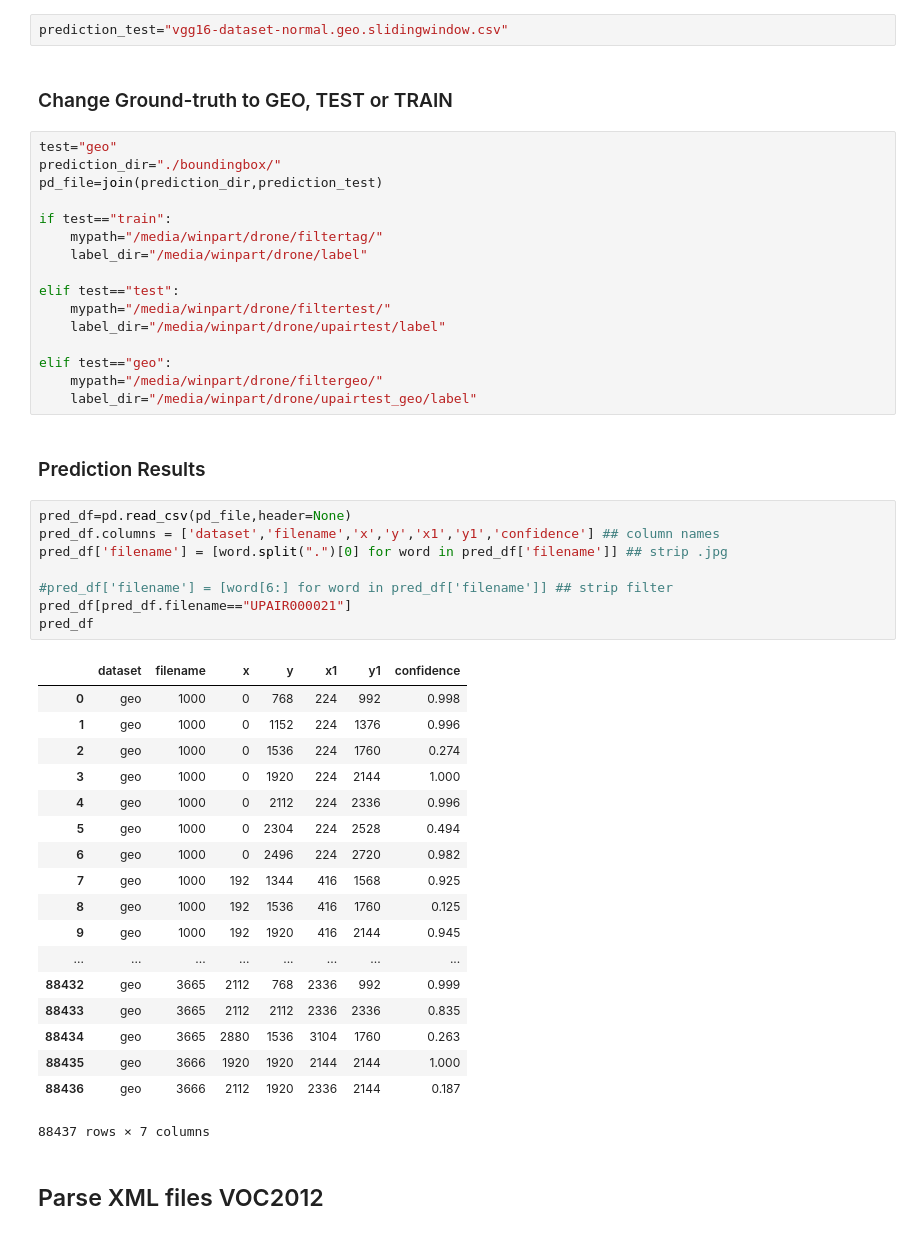
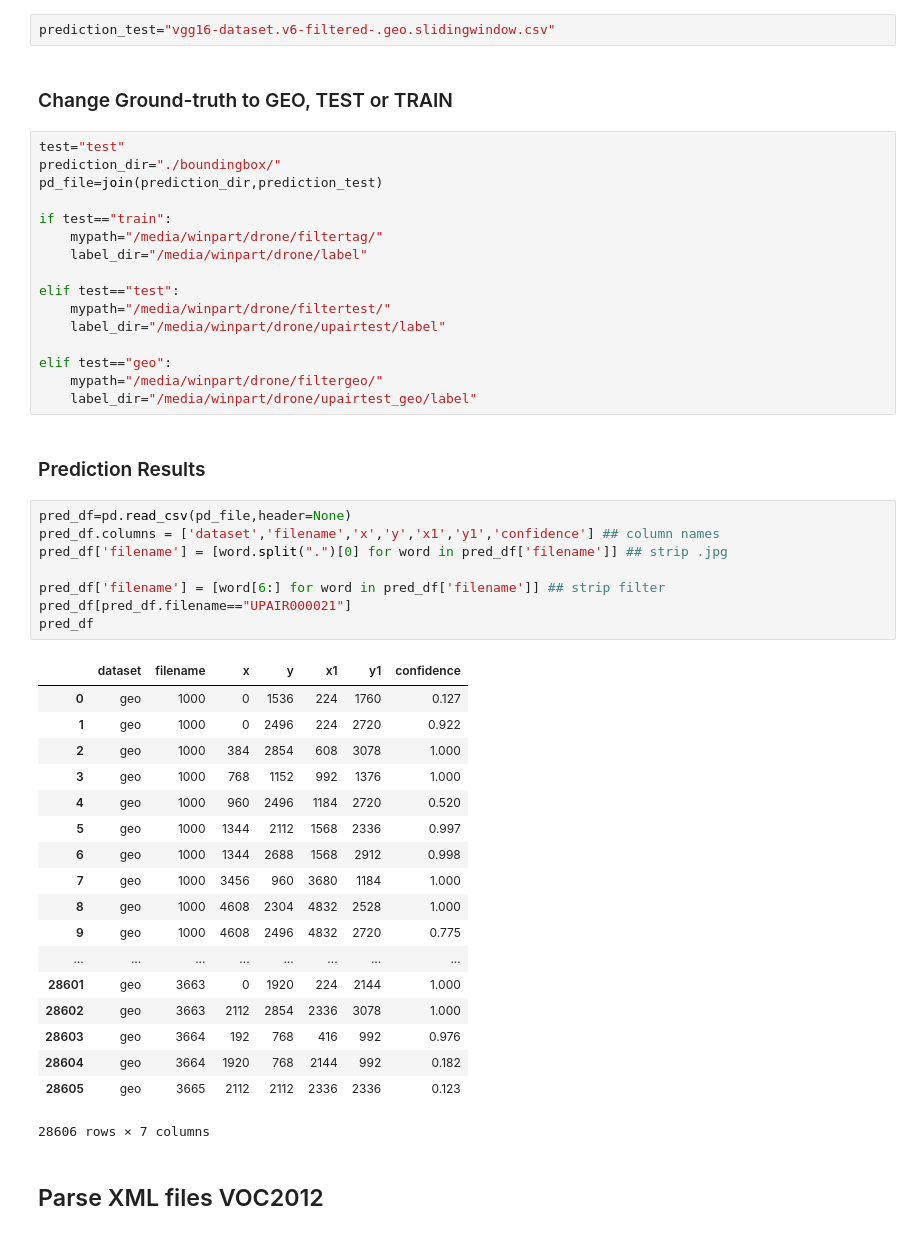
Before and after one commit to micsche/Michael-Schembri, a Jupyter notebook: averageprecision/AveragePrecision.ipynb, the cells around one changed output. Cells and saved outputs as stored; diff of their text form.

```diff
--- a/averageprecision/AveragePrecision.ipynb
+++ b/averageprecision/AveragePrecision.ipynb
@@ -36,11 +36,11 @@ from sklearn.metrics import average_precision_score
 # %% [markdown]
 ### Change Prediction results to csv
 # %%
-prediction_test="vgg16-dataset-normal.geo.slidingwindow.csv"
+prediction_test="vgg16-dataset.v6-filtered-.geo.slidingwindow.csv"
 # %% [markdown]
 ### Change Ground-truth to GEO, TEST or TRAIN
 # %%
-test="geo"
+test="test"
 prediction_dir="./boundingbox/"
 pd_file=join(prediction_dir,prediction_test)
 
@@ -60,30 +60,30 @@ elif test=="geo":
 # %%
 pred_df=pd.read_csv(pd_file,header=None)
 pred_df.columns = ['dataset','filename','x','y','x1','y1','confidence'] ## column names
 pred_df['filename'] = [word.split(".")[0] for word in pred_df['filename']] ## strip .jpg
 
-#pred_df['filename'] = [word[6:] for word in pred_df['filename']] ## strip filter
+pred_df['filename'] = [word[6:] for word in pred_df['filename']] ## strip filter
 pred_df[pred_df.filename=="UPAIR000021"]
 pred_df
 # %% [output]
 |  | dataset | filename | x | y | x1 | y1 | confidence |
-| 0 | geo | 1000 | 0 | 768 | 224 | 992 | 0.998 |
-| 1 | geo | 1000 | 0 | 1152 | 224 | 1376 | 0.996 |
-| 2 | geo | 1000 | 0 | 1536 | 224 | 1760 | 0.274 |
-| 3 | geo | 1000 | 0 | 1920 | 224 | 2144 | 1.000 |
-| 4 | geo | 1000 | 0 | 2112 | 224 | 2336 | 0.996 |
-| 5 | geo | 1000 | 0 | 2304 | 224 | 2528 | 0.494 |
-| 6 | geo | 1000 | 0 | 2496 | 224 | 2720 | 0.982 |
-| 7 | geo | 1000 | 192 | 1344 | 416 | 1568 | 0.925 |
-| 8 | geo | 1000 | 192 | 1536 | 416 | 1760 | 0.125 |
-| 9 | geo | 1000 | 192 | 1920 | 416 | 2144 | 0.945 |
+| 0 | geo | 1000 | 0 | 1536 | 224 | 1760 | 0.127 |
+| 1 | geo | 1000 | 0 | 2496 | 224 | 2720 | 0.922 |
+| 2 | geo | 1000 | 384 | 2854 | 608 | 3078 | 1.000 |
+| 3 | geo | 1000 | 768 | 1152 | 992 | 1376 | 1.000 |
+| 4 | geo | 1000 | 960 | 2496 | 1184 | 2720 | 0.520 |
+| 5 | geo | 1000 | 1344 | 2112 | 1568 | 2336 | 0.997 |
+| 6 | geo | 1000 | 1344 | 2688 | 1568 | 2912 | 0.998 |
+| 7 | geo | 1000 | 3456 | 960 | 3680 | 1184 | 1.000 |
+| 8 | geo | 1000 | 4608 | 2304 | 4832 | 2528 | 1.000 |
+| 9 | geo | 1000 | 4608 | 2496 | 4832 | 2720 | 0.775 |
 | ... | ... | ... | ... | ... | ... | ... | ... |
-| 88432 | geo | 3665 | 2112 | 768 | 2336 | 992 | 0.999 |
-| 88433 | geo | 3665 | 2112 | 2112 | 2336 | 2336 | 0.835 |
-| 88434 | geo | 3665 | 2880 | 1536 | 3104 | 1760 | 0.263 |
-| 88435 | geo | 3666 | 1920 | 1920 | 2144 | 2144 | 1.000 |
-| 88436 | geo | 3666 | 2112 | 1920 | 2336 | 2144 | 0.187 |
+| 28601 | geo | 3663 | 0 | 1920 | 224 | 2144 | 1.000 |
+| 28602 | geo | 3663 | 2112 | 2854 | 2336 | 3078 | 1.000 |
+| 28603 | geo | 3664 | 192 | 768 | 416 | 992 | 0.976 |
+| 28604 | geo | 3664 | 1920 | 768 | 2144 | 992 | 0.182 |
+| 28605 | geo | 3665 | 2112 | 2112 | 2336 | 2336 | 0.123 |
-88437 rows × 7 columns
+28606 rows × 7 columns
 # %% [markdown]
 ## Parse XML files VOC2012
 # %%
```
Also changed, not shown: parts of 6 cells of this notebook, 21 other files.
